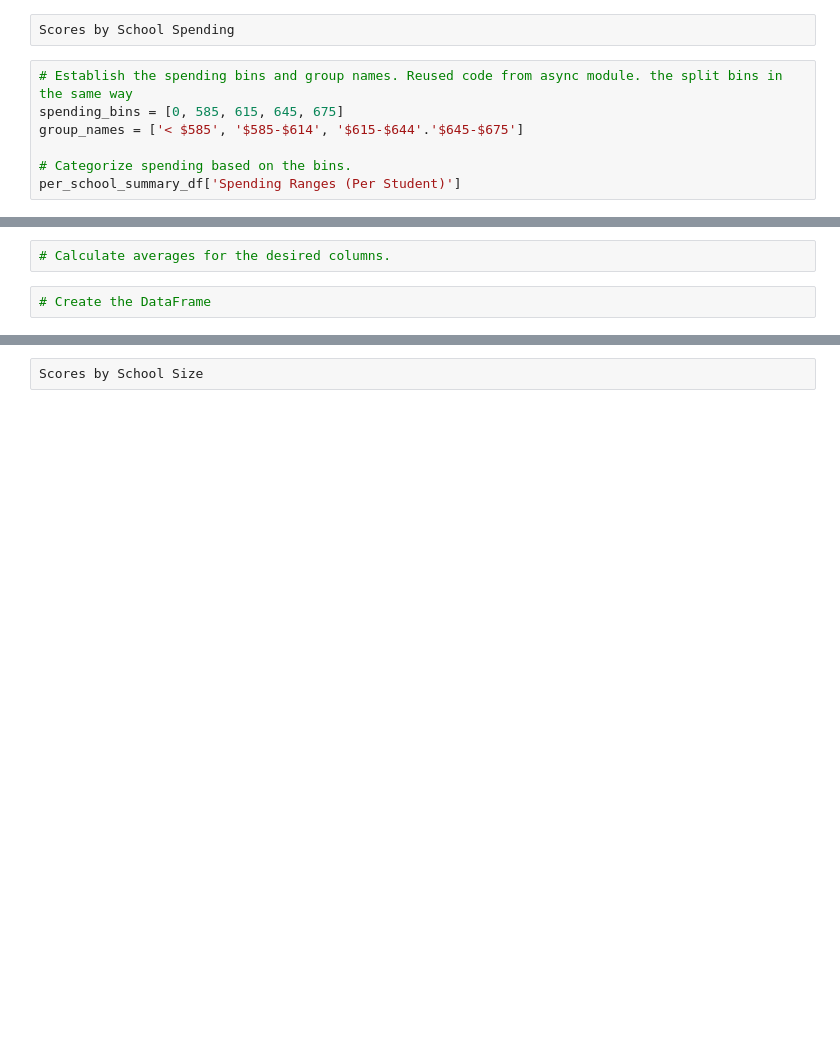
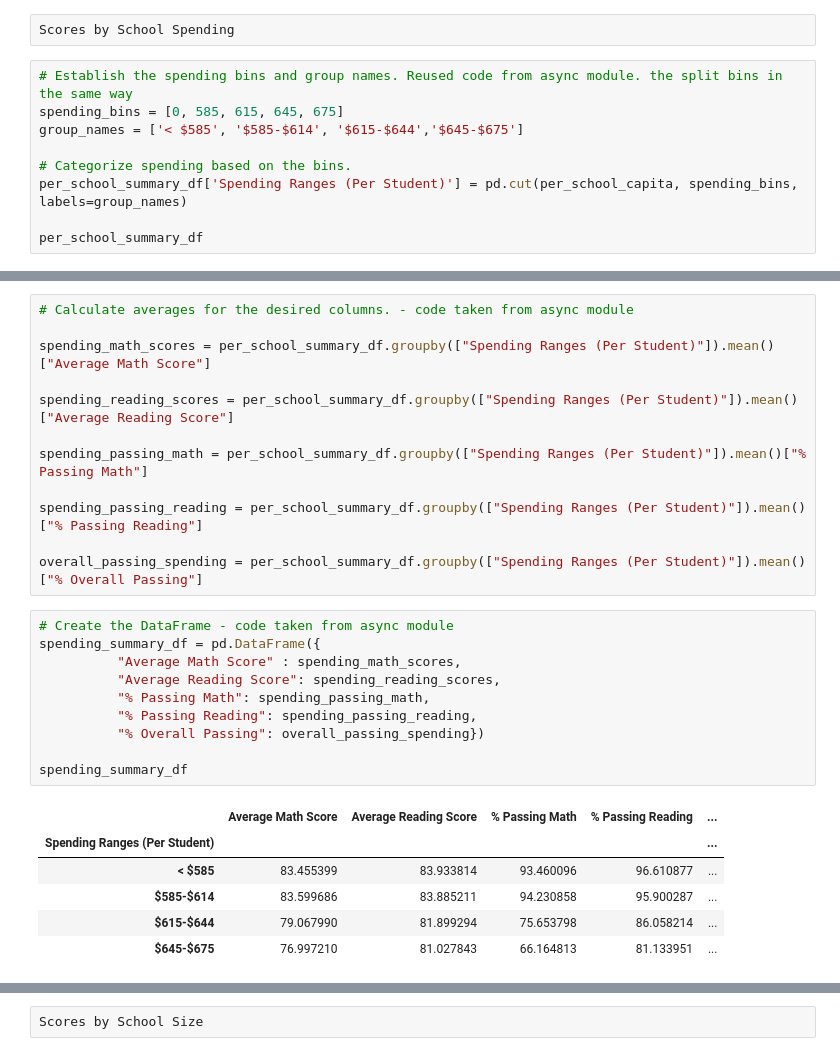
Before and after one commit to JSmith1826/School_District_Analysis, a Jupyter notebook: PyCitySchools_Challenge_Testing.ipynb, the cells around one changed output, grey strips where cells are left out. Drawn from its saved outputs; the diff is of its cells as text; blank space fills up the shorter version.

```diff
--- a/PyCitySchools_Challenge_Testing.ipynb
+++ b/PyCitySchools_Challenge_Testing.ipynb
@@ -612,7 +481,9 @@ Scores by School Spending
 # %%
 # Establish the spending bins and group names. Reused code from async module. the split bins in the same way
 spending_bins = [0, 585, 615, 645, 675]
-group_names = ['< $585', '$585-$614', '$615-$644'.'$645-$675']
+group_names = ['< $585', '$585-$614', '$615-$644','$645-$675']
 
 # Categorize spending based on the bins.
-per_school_summary_df['Spending Ranges (Per Student)']
+per_school_summary_df['Spending Ranges (Per Student)'] = pd.cut(per_school_capita, spending_bins, labels=group_names)
+
+per_school_summary_df
@@ -619,5 +507,30 @@ per_school_summary_df['Spending Ranges (Per Student)']
 # %%
-# Calculate averages for the desired columns.
+# Calculate averages for the desired columns. - code taken from async module
+
+spending_math_scores = per_school_summary_df.groupby(["Spending Ranges (Per Student)"]).mean()["Average Math Score"]
+
+spending_reading_scores = per_school_summary_df.groupby(["Spending Ranges (Per Student)"]).mean()["Average Reading Score"]
+
+spending_passing_math = per_school_summary_df.groupby(["Spending Ranges (Per Student)"]).mean()["% Passing Math"]
+
+spending_passing_reading = per_school_summary_df.groupby(["Spending Ranges (Per Student)"]).mean()["% Passing Reading"]
+
+overall_passing_spending = per_school_summary_df.groupby(["Spending Ranges (Per Student)"]).mean()["% Overall Passing"]
 # %%
-# Create the DataFrame
+# Create the DataFrame - code taken from async module
+spending_summary_df = pd.DataFrame({
+          "Average Math Score" : spending_math_scores,
+          "Average Reading Score": spending_reading_scores,
+          "% Passing Math": spending_passing_math,
+          "% Passing Reading": spending_passing_reading,
+          "% Overall Passing": overall_passing_spending})
+
+spending_summary_df
+# %% [output]
+|  | Average Math Score | Average Reading Score | % Passing Math | % Passing Reading | ... |
+| Spending Ranges (Per Student) |  |  |  |  | ... |
+| < $585 | 83.455399 | 83.933814 | 93.460096 | 96.610877 | ... |
+| $585-$614 | 83.599686 | 83.885211 | 94.230858 | 95.900287 | ... |
+| $615-$644 | 79.067990 | 81.899294 | 75.653798 | 86.058214 | ... |
+| $645-$675 | 76.997210 | 81.027843 | 66.164813 | 81.133951 | ... |
 # %%
```
Also changed, not shown: parts of 98 cells of this notebook.
